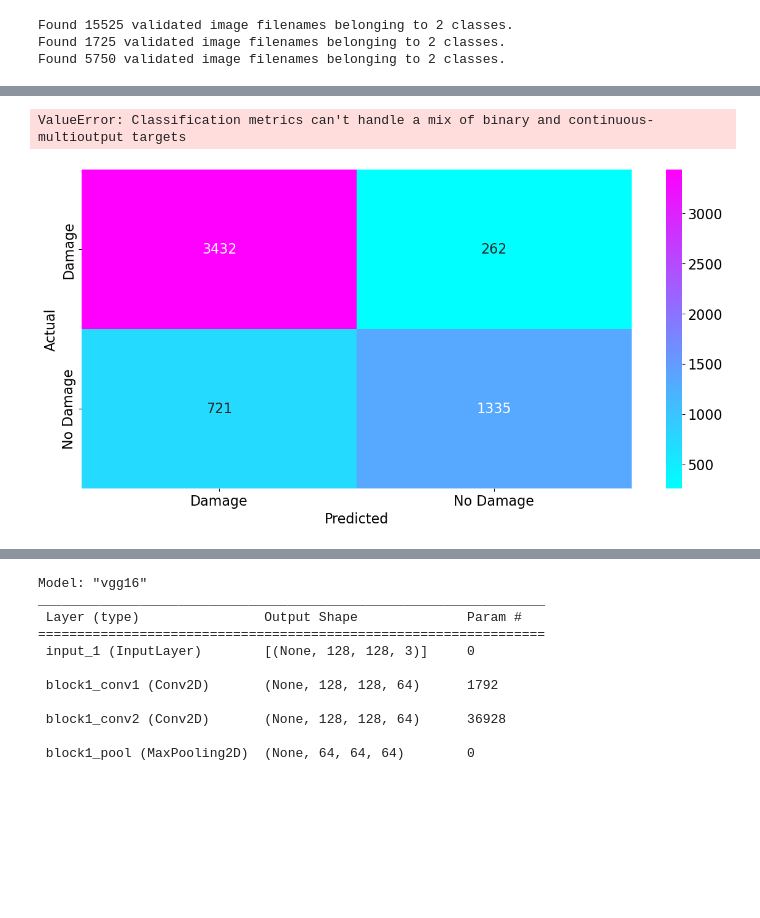
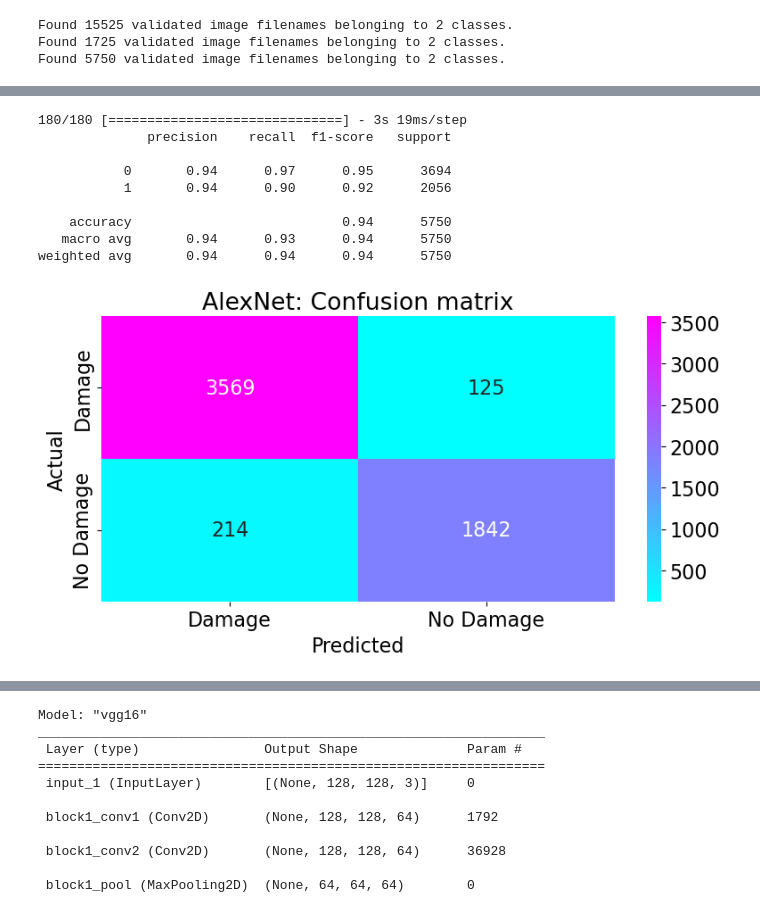
Before and after one commit to janjarco/HurricaneDamageClassificationCNN, a Jupyter notebook: Hurricane damage classification.ipynb, the cells around one changed output, grey strips where cells are left out. Cells and saved outputs as stored; diff of their text form; code cells hidden in the pictures; blank space fills up the shorter version.

```diff
--- a/Hurricane damage classification.ipynb
+++ b/Hurricane damage classification.ipynb
@@ -0,0 +352,9 @@
+# %%
+fig, axs = plt.subplots(1,3, figsize=(15, 4))
+fig.suptitle('Loss for 3 different optimizer')
+plt.setp(axs,  ylim=[0.0001,0.6])
+for i,ax in enumerate(axs):
+    ax.plot(all_reports[i].history['loss'])
+    ax.plot(all_reports[i].history['val_loss'])
+    ax.title.set_text(list(all_opt.keys())[i])
+## NOTE: if you don't see the whole loss change the range of ylim in line 3 of this cell
@@ -226,5 +1141,5 @@ Epoch 4/15
 # %%
-model=tuner.get_best_models()[0]
+model_alex_best=tuner.get_best_models()[0]
 # %%
 best_hyperparameters = tuner.get_best_hyperparameters(num_trials=1)[0]
 learning_rate = best_hyperparameters.get('learning_rate')
@@ -262,20 +1189,35 @@ plt.show()
+# %%
+from sklearn.metrics import confusion_matrix, classification_report
+y_pred_alex = model_alex_best.predict(data_test)
+y_proba_alex = np.max(y_pred_alex, axis = 1)
+y_prob_1_alex = y_pred_alex[:, 1]
+y_pred_bin_alex = np.argmax(y_pred_alex,axis=1)
+print(classification_report(data_test.labels,y_pred_bin_alex))
+# %% [output]
+180/180 [==============================] - 3s 19ms/step
+              precision    recall  f1-score   support
+
+           0       0.94      0.97      0.95      3694
+           1       0.94      0.90      0.92      2056
+
+    accuracy                           0.94      5750
+   macro avg       0.94      0.93      0.94      5750
+weighted avg       0.94      0.94      0.94      5750
 # %%
-from sklearn.metrics import classification_report, confusion_matrix
-print(classification_report(data_test.labels,y_pred))
+from sklearn.metrics import confusion_matrix
 
 classes=['Damage','No Damage']
-con_mat_df = pd.DataFrame(confusion_matrix(data_test.labels,y_pred),
+con_mat_df_alex = pd.DataFrame(confusion_matrix(data_test.labels,y_pred_bin_alex),
                      index = classes,
                      columns = classes)
-# %% [output]
-ValueError: Classification metrics can't handle a mix of binary and continuous-multioutput targets
 # %%
 import seaborn as sns
-figure = plt.figure(figsize=(12, 6))
-sns.heatmap(con_mat_df, annot=True,cmap=plt.cm.cool,fmt='d')
+figure = plt.figure(figsize=(8, 4))
+sns.heatmap(con_mat_df_alex, annot=True,cmap=plt.cm.cool,fmt='d')
 plt.tight_layout()
 plt.ylabel('Actual')
 plt.xlabel('Predicted')
+plt.title("AlexNet: Confusion matrix") # set the title
 plt.show()
 # %% [output]
-[figure, old version]
+[figure, new version]
```
Also changed, not shown: parts of 108 cells of this notebook.
